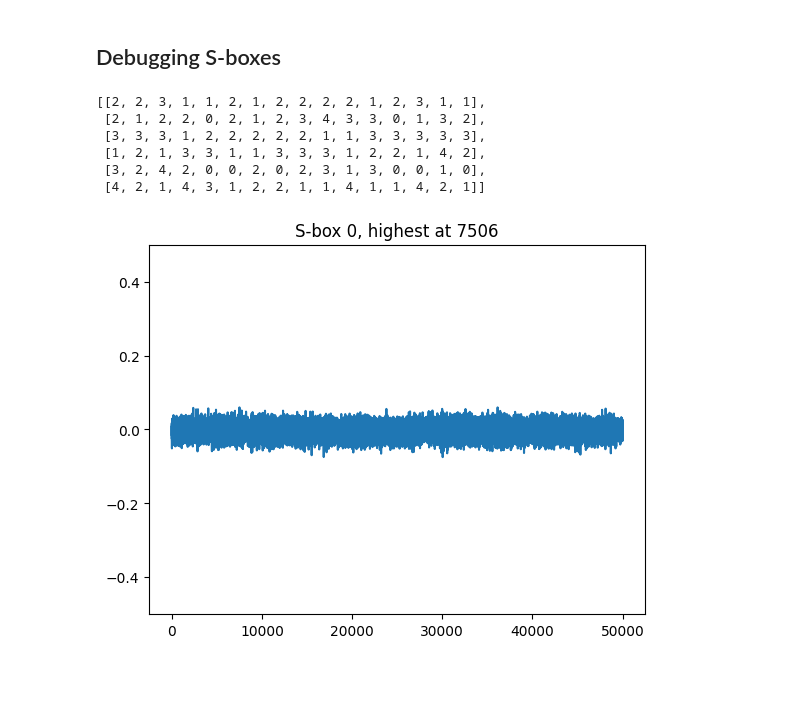
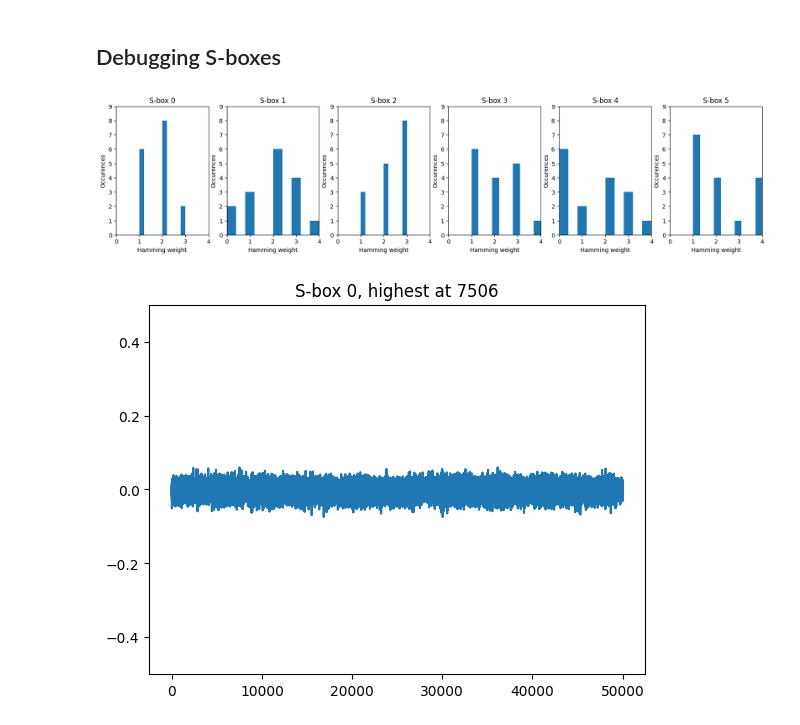
Before and after one commit to Pace222/Elisabeth-b4-SCA, a Jupyter notebook: side_channel_attack/analyze_sboxes.ipynb, the cells around one changed output. Saved outputs shown, nothing was run; the diff lists cells and outputs as text; code cells hidden in the pictures; blank space fills up the shorter version.

Commit message:
Further analysis of the s-boxes

```diff
--- a/side_channel_attack/analyze_sboxes.ipynb
+++ b/side_channel_attack/analyze_sboxes.ipynb
@@ -41,15 +41,17 @@ def hypotheses(sbox_inputs_all, sbox_outputs_all, sbox_idx):
 # %%
 def hypotheses(sbox_inputs_all, sbox_outputs_all, sbox_idx):
     return [HD[out][inp + (sbox_idx << 4)] for inp, out in zip(sbox_inputs_all[sbox_idx], sbox_outputs_all[sbox_idx])]
-# %%
-[[HW[s_boxes_b4[i][j]] for j in range(16)] for i in range(6)]
-# %% [output]
-[[2, 2, 3, 1, 1, 2, 1, 2, 2, 2, 2, 1, 2, 3, 1, 1],
- [2, 1, 2, 2, 0, 2, 1, 2, 3, 4, 3, 3, 0, 1, 3, 2],
- [3, 3, 3, 1, 2, 2, 2, 2, 2, 1, 1, 3, 3, 3, 3, 3],
- [1, 2, 1, 3, 3, 1, 1, 3, 3, 3, 1, 2, 2, 1, 4, 2],
- [3, 2, 4, 2, 0, 0, 2, 0, 2, 3, 1, 3, 0, 0, 1, 0],
- [4, 2, 1, 4, 3, 1, 2, 2, 1, 1, 4, 1, 1, 4, 2, 1]]
+# %%
+fig, axes = plt.subplots(1, 6, figsize=(20, 4))
+for i in range(6):
+    axes[i].hist([HW[s_boxes_b4[i][j]] for j in range(16)])
+    axes[i].set_ylim([0, 9])
+    axes[i].set_ylabel("Occurences")
+    axes[i].set_xlim([0, 4])
+    axes[i].set_xlabel("Hamming weight")
+    axes[i].set_title(f"S-box {i}")
+# %% [output]
+[figure, added]
 # %%
 for sbox_idx in range(6):
     corr = corr_coef(np.array(hypotheses(inputs, outputs, sbox_idx)), np.array(traces[sbox_idx]))
```
Also changed, not shown: parts of 6 cells of this notebook.
